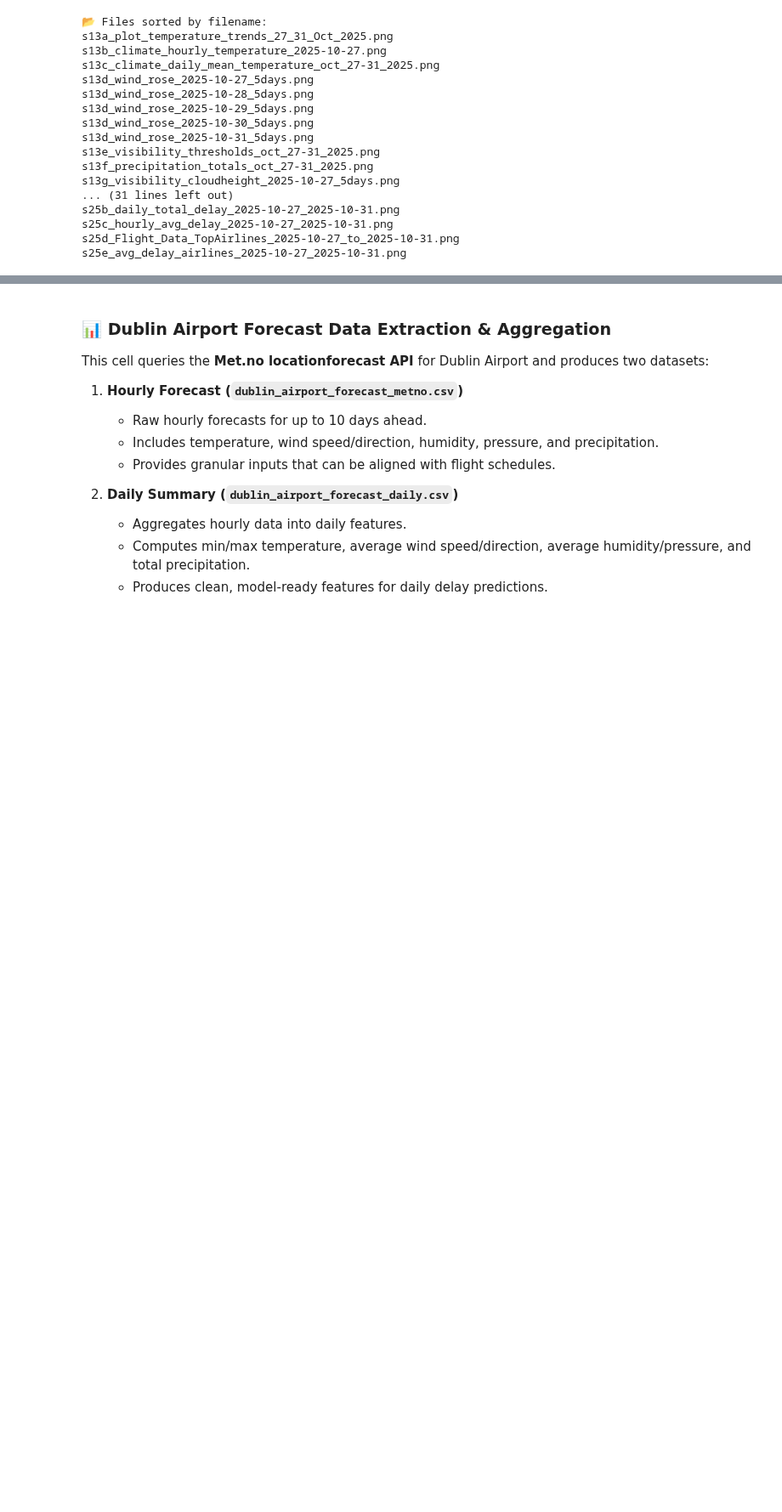
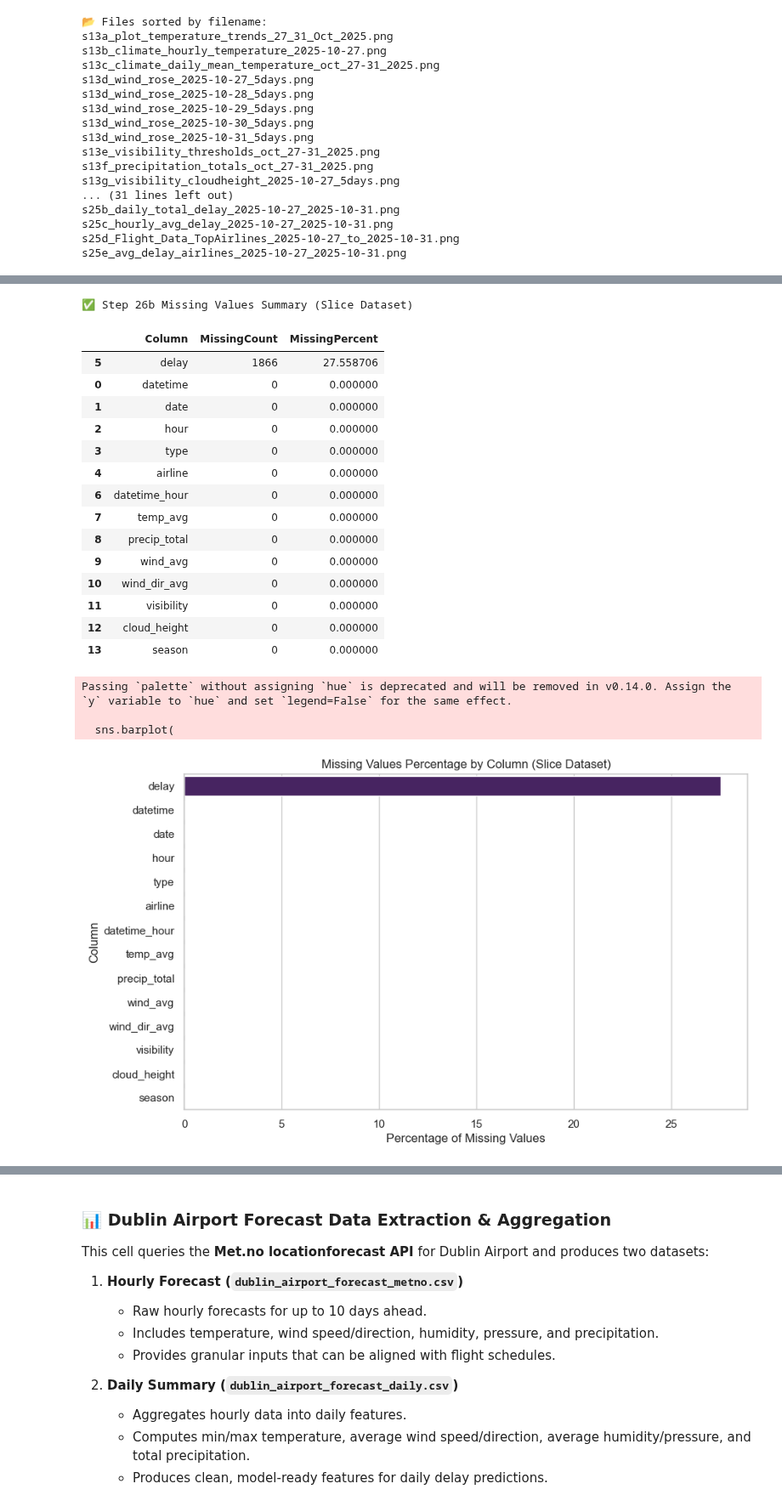
Before and after one commit to ECronin1973/programming-for-data-analytics, a Jupyter notebook: project/flight_reroute_dub.ipynb, the cells around one changed output, grey strips where cells are left out. Shown at 85% size. Cells and saved outputs as stored; diff of their text form; code cells hidden in the pictures; blank space fills up the shorter version.

```diff
--- a/project/flight_reroute_dub.ipynb
+++ b/project/flight_reroute_dub.ipynb
@@ -3445,0 +3315,53 @@ FileNotFoundError: [Errno 2] No such file or directory: 'data/merged_23b_hourly_
+# %%
+# Step 26b – Missing Values Analysis (5-Day Slice)
+import seaborn as sns
+import matplotlib.pyplot as plt
+
+# --- Reload slice dataset for reproducibility ---
+merged_slice = merged_df.copy()  # or pd.read_csv("data/s26b_merged_flights_weather_slice.csv")
+
+# --- Build missing values summary ---
+missing_summary = (
+    merged_slice.isna().sum()
+    .to_frame(name="MissingCount")
+    .reset_index()
+    .rename(columns={"index": "Column"})
+)
+missing_summary["MissingPercent"] = (
+    missing_summary["MissingCount"] / len(merged_slice) * 100
+)
+
+print("✅ Step 26b Missing Values Summary (Slice Dataset)")
+display(missing_summary.sort_values("MissingPercent", ascending=False))
+
+# --- Visualise missingness ---
+plt.figure(figsize=(10,6))
+sns.barplot(
+    data=missing_summary.sort_values("MissingPercent", ascending=False),
+    x="MissingPercent", y="Column", palette="viridis"
+)
+plt.title("Missing Values Percentage by Column (Slice Dataset)")
+plt.xlabel("Percentage of Missing Values")
+plt.ylabel("Column")
+plt.show()
+# %% [output]
+✅ Step 26b Missing Values Summary (Slice Dataset)
+|  | Column | MissingCount | MissingPercent |
+| 5 | delay | 1866 | 27.558706 |
+| 0 | datetime | 0 | 0.000000 |
+| 1 | date | 0 | 0.000000 |
+| 2 | hour | 0 | 0.000000 |
+| 3 | type | 0 | 0.000000 |
+| 4 | airline | 0 | 0.000000 |
+| 6 | datetime_hour | 0 | 0.000000 |
+| 7 | temp_avg | 0 | 0.000000 |
+| 8 | precip_total | 0 | 0.000000 |
+| 9 | wind_avg | 0 | 0.000000 |
+| 10 | wind_dir_avg | 0 | 0.000000 |
+| 11 | visibility | 0 | 0.000000 |
+| 12 | cloud_height | 0 | 0.000000 |
+| 13 | season | 0 | 0.000000 |
+Passing `palette` without assigning `hue` is deprecated and will be removed in v0.14.0. Assign the `y` variable to `hue` and set `legend=False` for the same effect.
+
+  sns.barplot(
+[figure, added]
```
Also changed, not shown: parts of 15 cells of this notebook, 7 other files.
